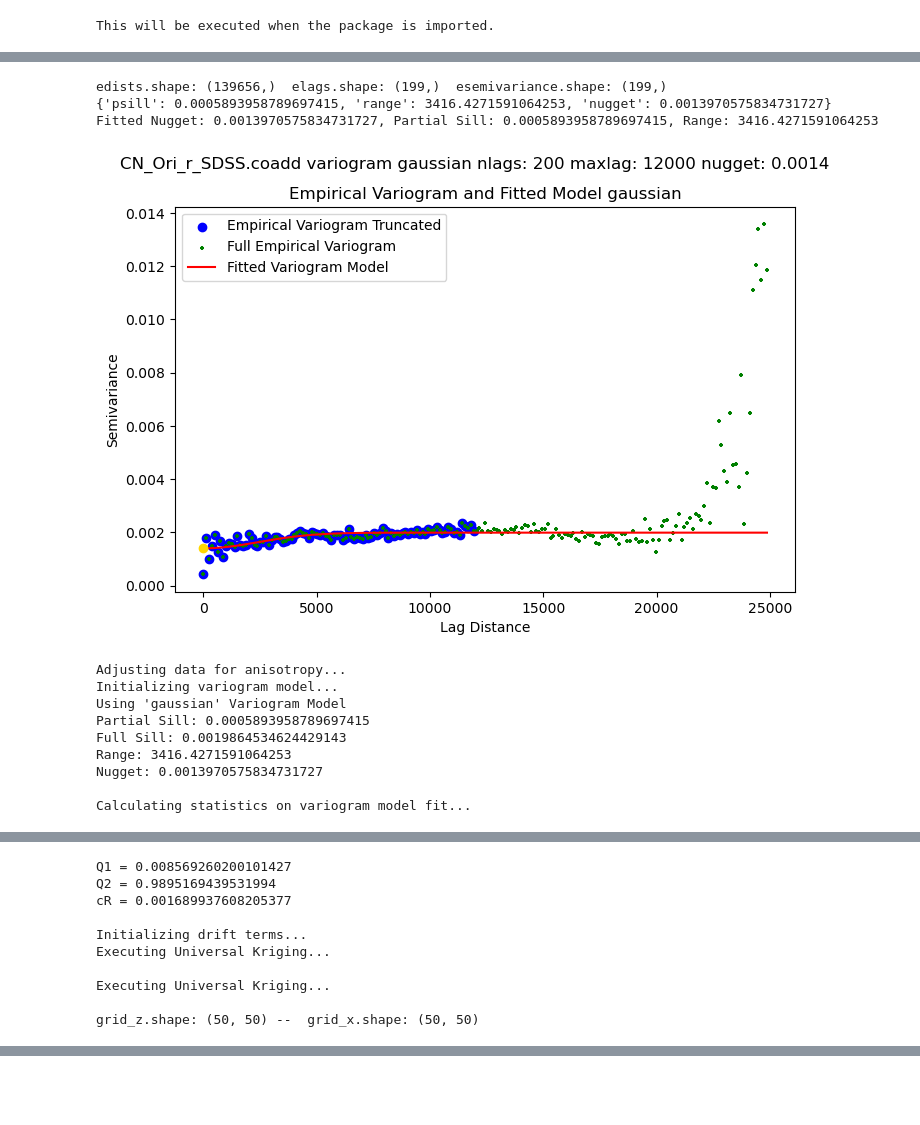
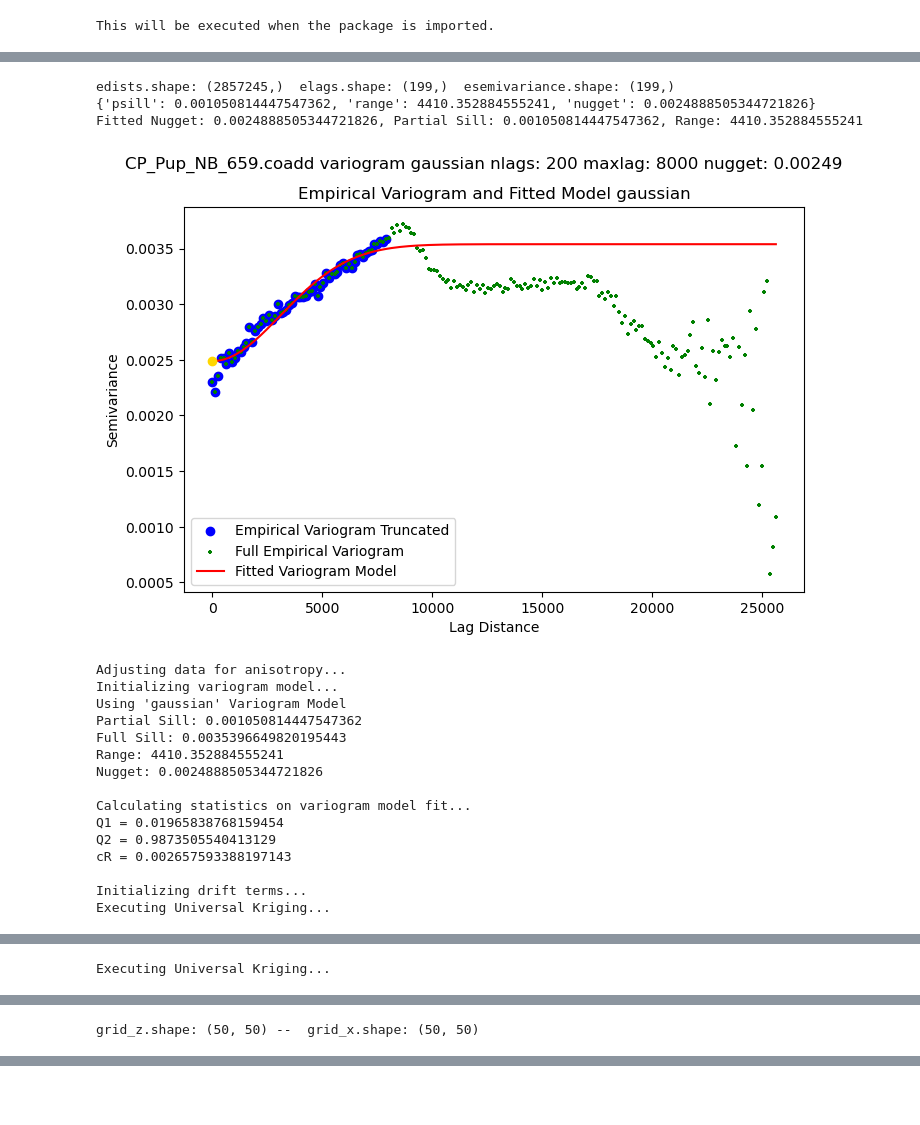
Before and after one commit to fselman/wenu-imaging, a Jupyter notebook: notebooks/08b_pycavi_illum_kriging.ipynb, the cells around one changed output, grey strips where cells are left out. Saved outputs shown, nothing was run; the diff lists cells and outputs as text; code cells hidden in the pictures.

```diff
--- a/notebooks/08b_pycavi_illum_kriging.ipynb
+++ b/notebooks/08b_pycavi_illum_kriging.ipynb
@@ -132,7 +132,7 @@ for i in range(len(illum_files)):
 # idx_selected = [3]
 #
 
-idx_selected = [1]    # Keep empty to check all files
+idx_selected = [0]    # Keep empty to check all files
 for i in range(len(illum_files)):
 
     # skip indices not in list idx_selected
@@ -222,7 +222,7 @@ plot_residuals(x_subset, z_subset, ylim=(-0.25, 0.25))
 logging.info(f"number of points for krigging: {len(x_subset)}")
 
 # set Kriging parameters
-maxlag = 12000
+maxlag = 8000
 nlags = 200
 selected_model = 'gaussian'        # exponential, gaussian, or spherical
 init_kriging = False                # Use a call to uk to determine parameters
@@ -374,13 +374,19 @@ logging.info("######################### DONE ######################")
-edists.shape: (139656,)  elags.shape: (199,)  esemivariance.shape: (199,)
-{'psill': 0.0005893958789697415, 'range': 3416.4271591064253, 'nugget': 0.0013970575834731727}
-Fitted Nugget: 0.0013970575834731727, Partial Sill: 0.0005893958789697415, Range: 3416.4271591064253
+edists.shape: (2857245,)  elags.shape: (199,)  esemivariance.shape: (199,)
+{'psill': 0.001050814447547362, 'range': 4410.352884555241, 'nugget': 0.0024888505344721826}
+Fitted Nugget: 0.0024888505344721826, Partial Sill: 0.001050814447547362, Range: 4410.352884555241
-[figure, old version]
+[figure, new version]
 Adjusting data for anisotropy...
 Initializing variogram model...
 Using 'gaussian' Variogram Model
-Partial Sill: 0.0005893958789697415
-Full Sill: 0.0019864534624429143
-Range: 3416.4271591064253
-Nugget: 0.0013970575834731727
+Partial Sill: 0.001050814447547362
+Full Sill: 0.0035396649820195443
+Range: 4410.352884555241
+Nugget: 0.0024888505344721826
 
 Calculating statistics on variogram model fit...
+Q1 = 0.01965838768159454
+Q2 = 0.9873505540413129
+cR = 0.002657593388197143
+
+Initializing drift terms...
+Executing Universal Kriging...
@@ -389,10 +394 @@ Calculating statistics on variogram model fit...
-Q1 = 0.008569260200101427
-Q2 = 0.9895169439531994
-cR = 0.001689937608205377
-
-Initializing drift terms...
 Executing Universal Kriging...
-
-Executing Universal Kriging...
-
-grid_z.shape: (50, 50) --  grid_x.shape: (50, 50)
@@ -399,3 +396,4 @@ grid_z.shape: (50, 50) --  grid_x.shape: (50, 50)
+grid_z.shape: (50, 50) --  grid_x.shape: (50, 50)
 # %%
 if save_kriging_grid:
     save_kriging_model(grid_z, n_pts,  header_dict, krige_fits_name)
```
Also changed, not shown: parts of 8 cells of this notebook, 1 other file.
